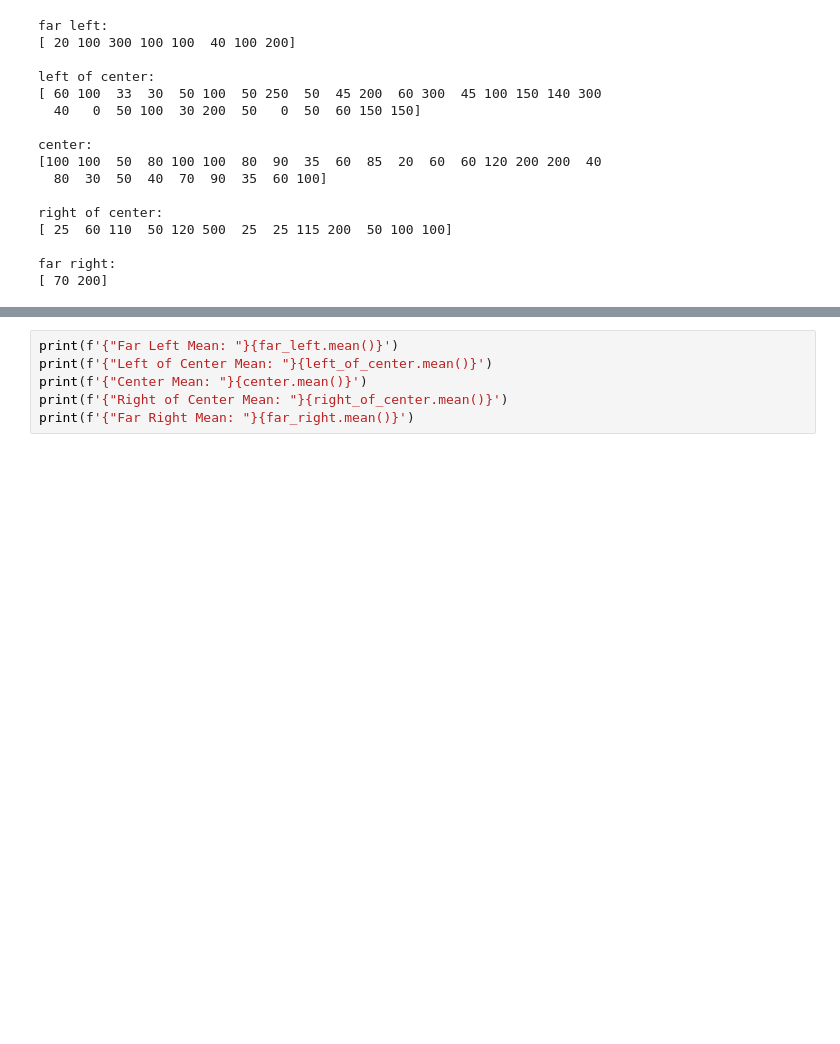
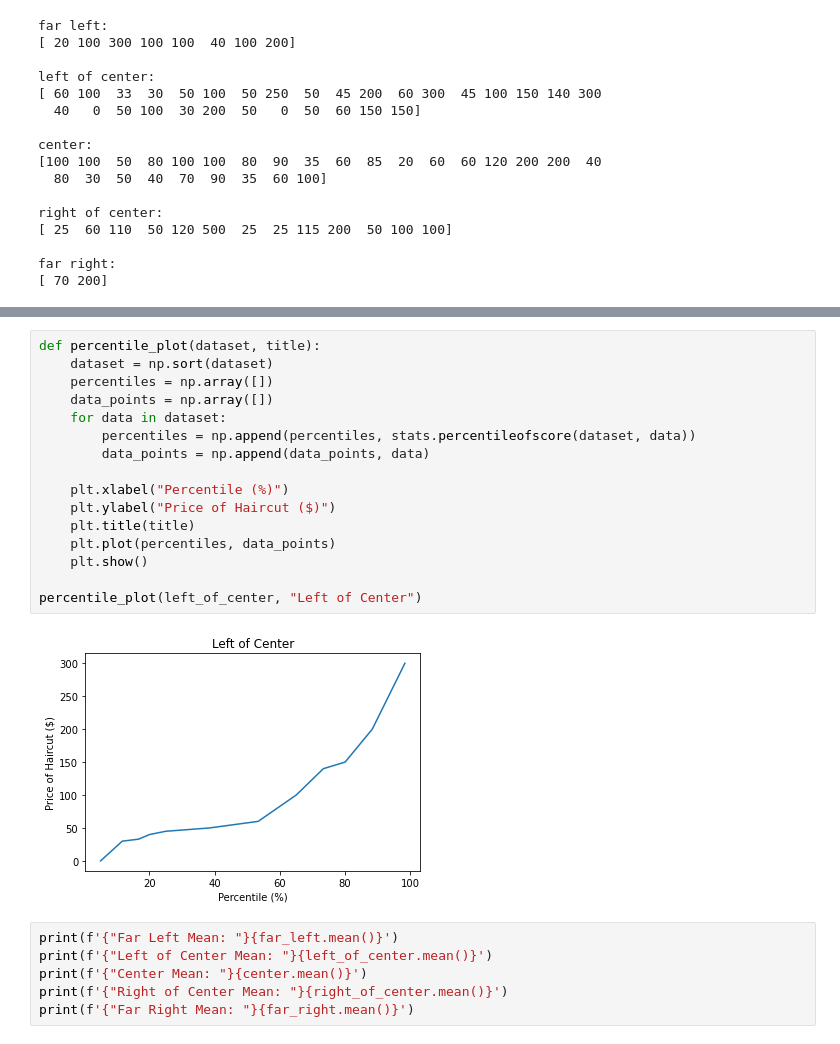
Before and after one commit to Veeeeeee7/AP-Stats, a Jupyter notebook: Quarter 1 Stats.ipynb, the cells around one changed output, grey strips where cells are left out. Saved outputs shown, nothing was run; the diff lists cells and outputs as text; blank space fills up the shorter version.

```diff
--- a/Quarter 1 Stats.ipynb
+++ b/Quarter 1 Stats.ipynb
@@ -145,3 +148,21 @@ box_plot([far_left, left_of_center, center, right_of_center, far_right], "Box an
+# %%
+def percentile_plot(dataset, title):
+    dataset = np.sort(dataset)
+    percentiles = np.array([])
+    data_points = np.array([])
+    for data in dataset:
+        percentiles = np.append(percentiles, stats.percentileofscore(dataset, data))
+        data_points = np.append(data_points, data)
+
+    plt.xlabel("Percentile (%)")
+    plt.ylabel("Price of Haircut ($)")
+    plt.title(title)
+    plt.plot(percentiles, data_points)
+    plt.show()
+
+percentile_plot(left_of_center, "Left of Center")
+# %% [output]
+[figure, added]
 # %%
 print(f'{"Far Left Mean: "}{far_left.mean()}')
 print(f'{"Left of Center Mean: "}{left_of_center.mean()}')
```
Also changed, not shown: parts of 6 cells of this notebook.
